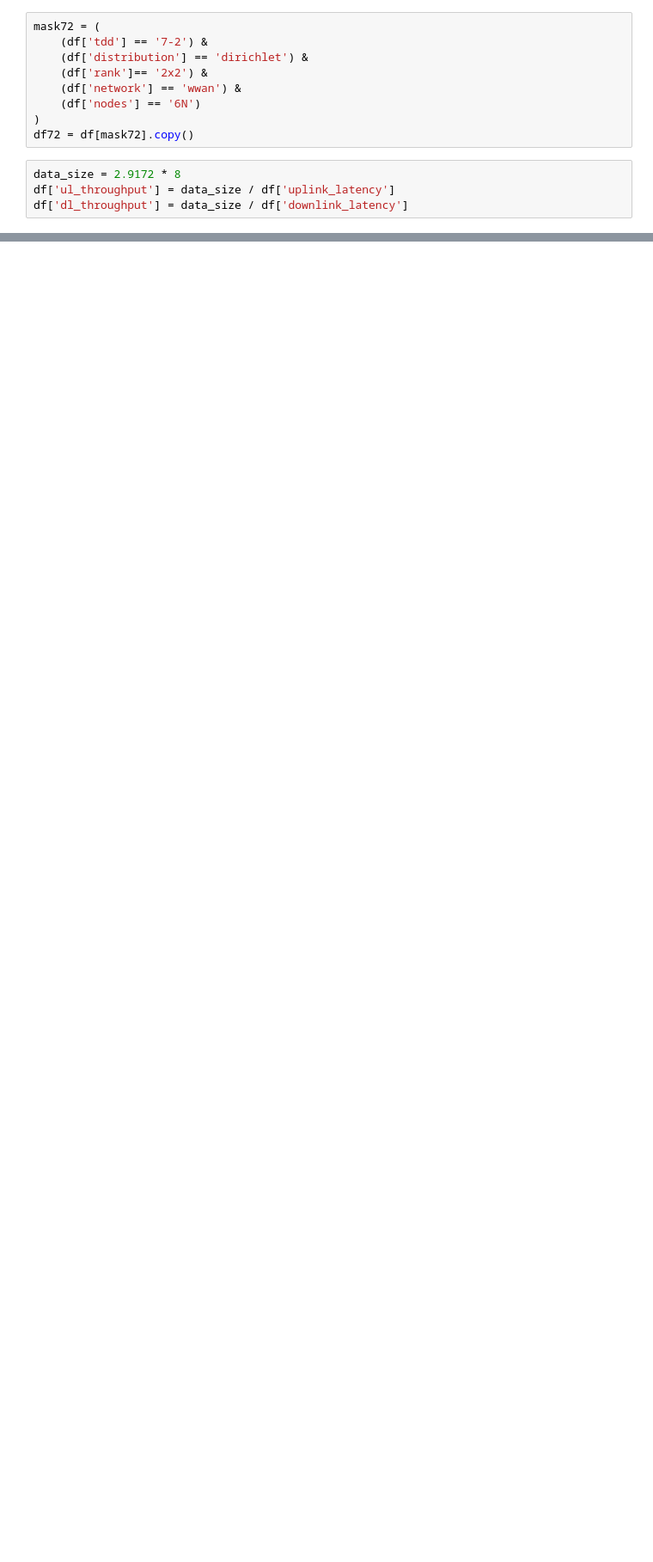
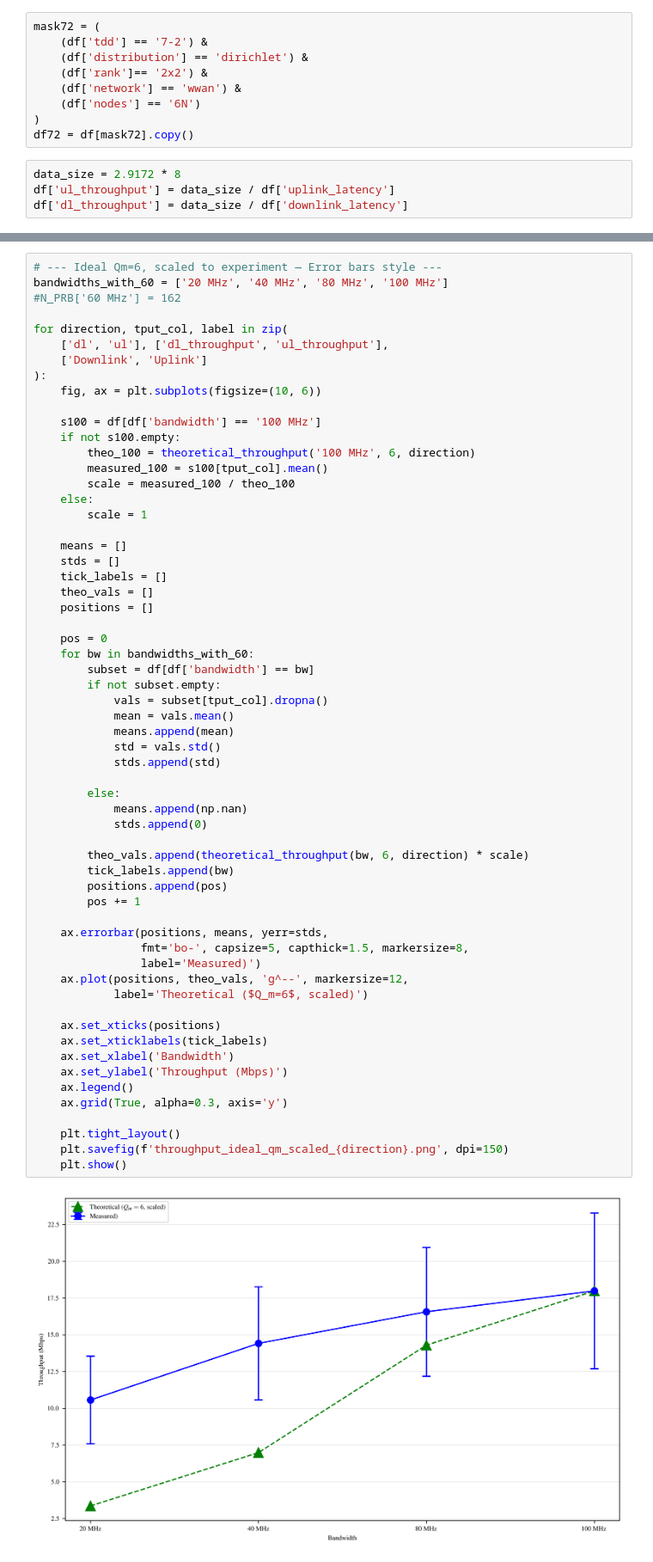
Before and after one commit to Net-X-Research-Group/fed5g_analysis, a Jupyter notebook: theoretical comparison.ipynb, the cells around one changed output, grey strips where cells are left out. Shown at 86% size. Cells and saved outputs as stored; diff of their text form; blank space fills up the shorter version.

```diff
--- a/theoretical comparison.ipynb
+++ b/theoretical comparison.ipynb
@@ -127,0 +119,62 @@ plt.show()
+# %%
+# --- Ideal Qm=6, scaled to experiment — Error bars style ---
+bandwidths_with_60 = ['20 MHz', '40 MHz', '80 MHz', '100 MHz']
+#N_PRB['60 MHz'] = 162
+
+for direction, tput_col, label in zip(
+    ['dl', 'ul'], ['dl_throughput', 'ul_throughput'],
+    ['Downlink', 'Uplink']
+):
+    fig, ax = plt.subplots(figsize=(10, 6))
+
+    s100 = df[df['bandwidth'] == '100 MHz']
+    if not s100.empty:
+        theo_100 = theoretical_throughput('100 MHz', 6, direction)
+        measured_100 = s100[tput_col].mean()
+        scale = measured_100 / theo_100
+    else:
+        scale = 1
+
+    means = []
+    stds = []
+    tick_labels = []
+    theo_vals = []
+    positions = []
+
+    pos = 0
+    for bw in bandwidths_with_60:
+        subset = df[df['bandwidth'] == bw]
+        if not subset.empty:
+            vals = subset[tput_col].dropna()
+            mean = vals.mean()
+            means.append(mean)
+            std = vals.std()
+            stds.append(std)
+
+        else:
+            means.append(np.nan)
+            stds.append(0)
+
+        theo_vals.append(theoretical_throughput(bw, 6, direction) * scale)
+        tick_labels.append(bw)
+        positions.append(pos)
+        pos += 1
+
+    ax.errorbar(positions, means, yerr=stds,
+                fmt='bo-', capsize=5, capthick=1.5, markersize=8,
+                label='Measured)')
+    ax.plot(positions, theo_vals, 'g^--', markersize=12,
+            label='Theoretical ($Q_m=6$, scaled)')
+
+    ax.set_xticks(positions)
+    ax.set_xticklabels(tick_labels)
+    ax.set_xlabel('Bandwidth')
+    ax.set_ylabel('Throughput (Mbps)')
+    ax.legend()
+    ax.grid(True, alpha=0.3, axis='y')
+
+    plt.tight_layout()
+    plt.savefig(f'throughput_ideal_qm_scaled_{direction}.png', dpi=150)
+    plt.show()
+# %% [output]
+[figure, added]
```
Also changed, not shown: parts of 6 cells of this notebook, 2 other files.
